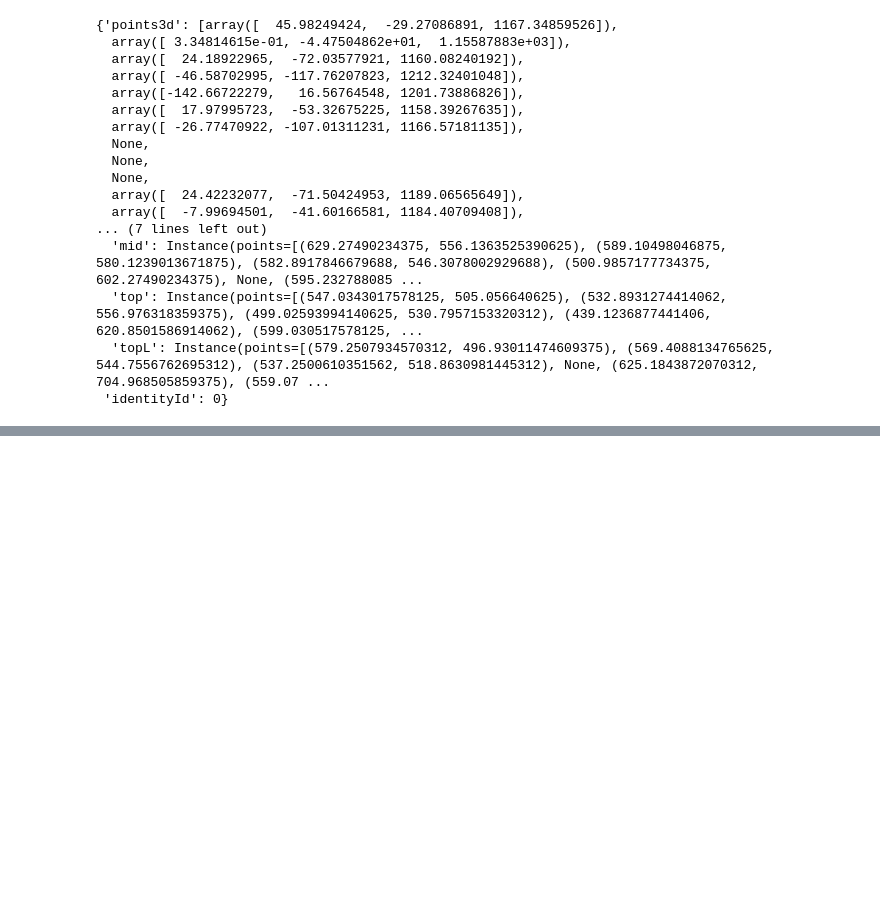
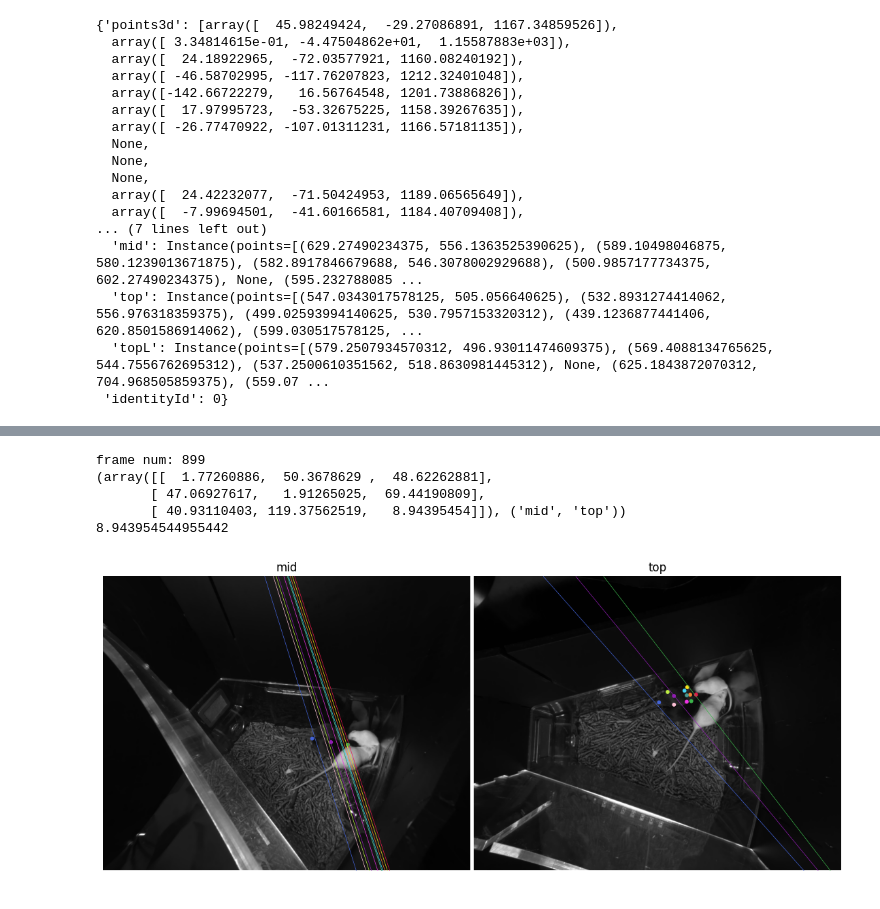
Before and after one commit to Joshjppark/lucid_lite, a Jupyter notebook: notebooks/tracking_test.ipynb, the cells around one changed output, grey strips where cells are left out. Drawn from its saved outputs; the diff is of its cells as text; code cells hidden in the pictures; blank space fills up the shorter version.

```diff
--- a/notebooks/tracking_test.ipynb
+++ b/notebooks/tracking_test.ipynb
@@ -514 +484,14 @@ sft.fg.frame_idx
+# %%
+# frame 899
+# in this case, top: t1 should be its own singleton group
+
+visual_frame_debug(sft, 'mid', 'top', (2, 2))
+# print(sft.fg.instances['back'][3].points)
+# %% [output]
+frame num: 899
+(array([[  1.77260886,  50.3678629 ,  48.62262881],
+       [ 47.06927617,   1.91265025,  69.44190809],
+       [ 40.93110403, 119.37562519,   8.94395454]]), ('mid', 'top'))
+8.943954544955442
+[figure, added]
 # %%
```
Also changed, not shown: parts of 30 cells of this notebook, 7 other files.
